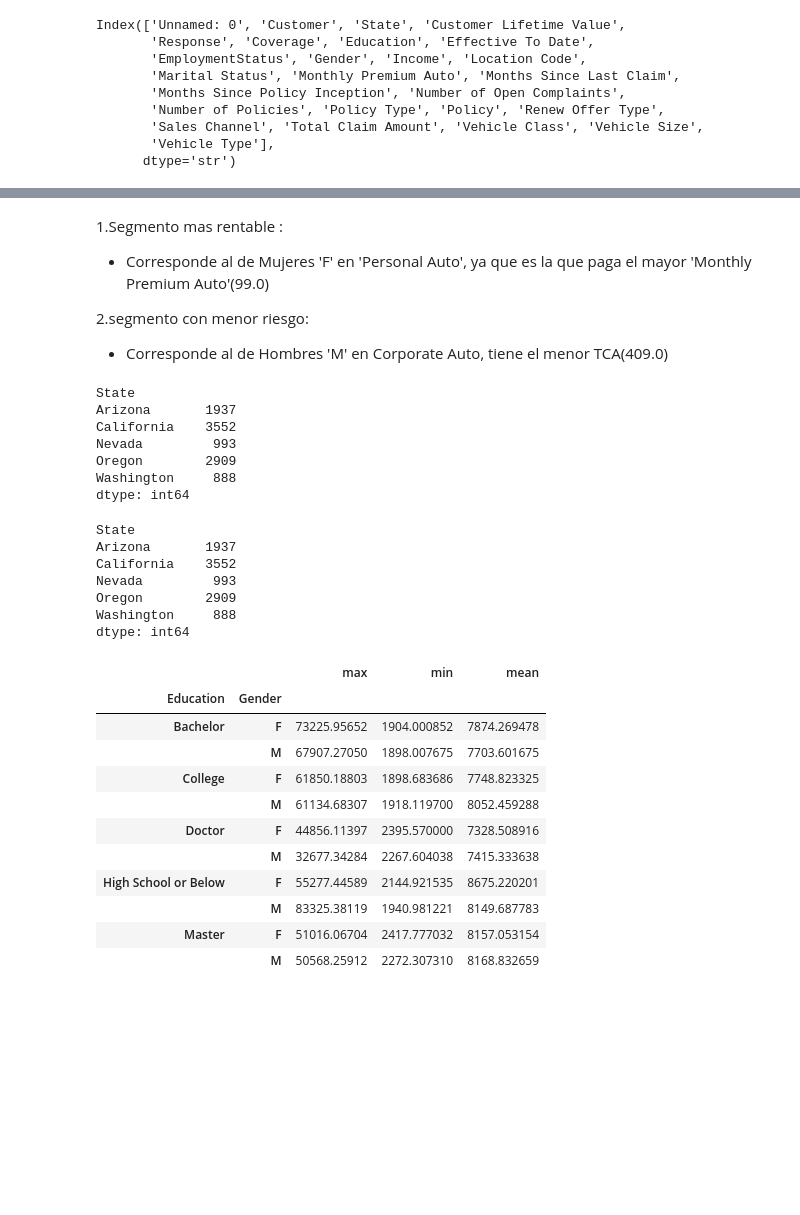
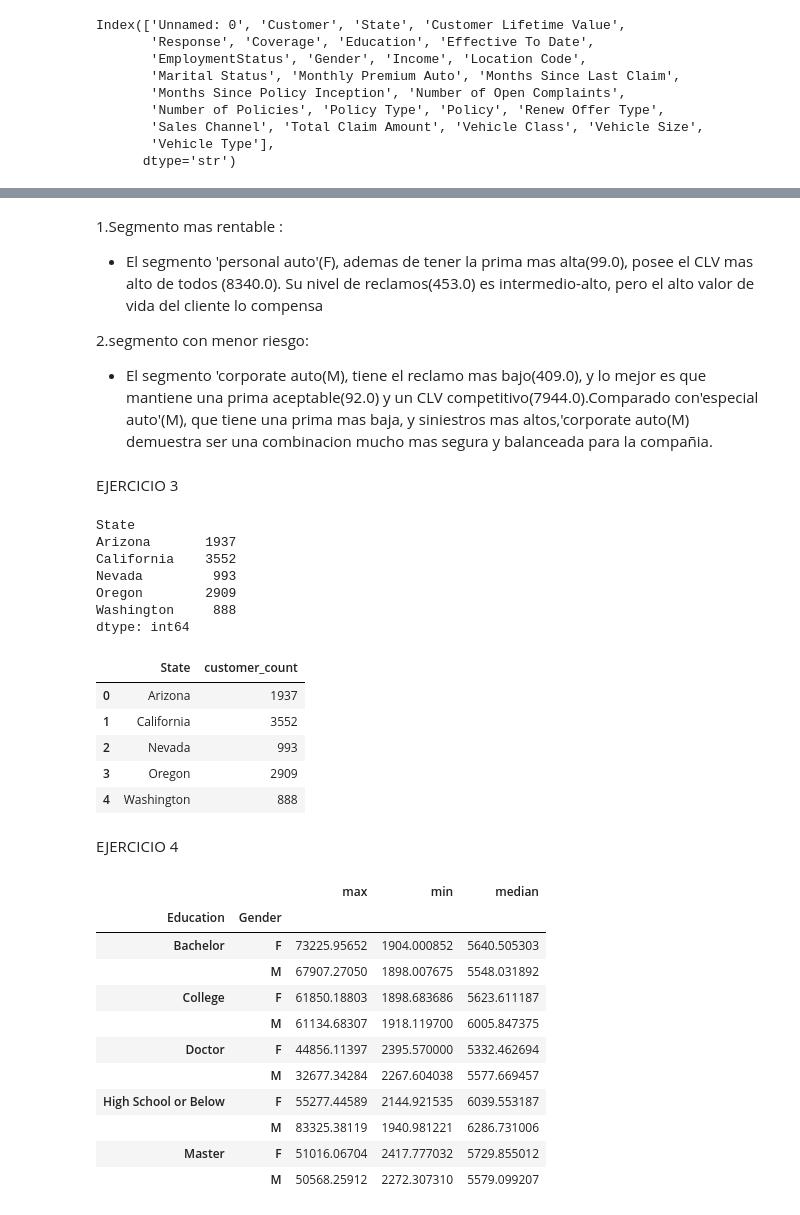
Before and after one commit to Juancarlosdelmarlostanau/lab-dw-data-aggregation-and-filtering, a Jupyter notebook: lab-dw-aggregating.ipynb, the cells around one changed output, grey strips where cells are left out. Saved outputs shown, nothing was run; the diff lists cells and outputs as text; code cells hidden in the pictures; blank space fills up the shorter version.

```diff
--- a/lab-dw-aggregating.ipynb
+++ b/lab-dw-aggregating.ipynb
@@ -99,9 +113,11 @@ df_yes.groupby(['Policy Type', 'Gender'])[['Monthly Premium Auto', 'Customer Lif
 # %% [markdown]
 1.Segmento mas rentable :
-- Corresponde al de Mujeres 'F' en 'Personal Auto', ya que es la que paga el mayor 'Monthly Premium Auto'(99.0)
+- El segmento 'personal auto'(F), ademas de tener la prima mas alta(99.0), posee el CLV mas alto de todos (8340.0). Su nivel de reclamos(453.0) es intermedio-alto, pero el alto valor de vida del cliente lo compensa
 
 2.segmento con menor riesgo:
-- Corresponde al de Hombres 'M' en Corporate Auto, tiene el menor TCA(409.0)
+- El segmento 'corporate auto(M), tiene el reclamo mas bajo(409.0), y lo mejor es que mantiene una prima aceptable(92.0) y un CLV competitivo(7944.0).Comparado con'especial auto'(M), que tiene una prima mas baja, y siniestros mas altos,'corporate auto(M) demuestra ser una combinacion mucho mas segura y balanceada para la compañia.
+# %% [markdown]
+EJERCICIO 3
 # %%
 grouped = df.groupby('State')
 grouped
@@ -115,33 +131,34 @@ Oregon        2909
 Washington     888
 dtype: int64
 # %%
-states_over_500 = df.groupby('State').size()
-states_over_500 = states_over_500[states_over_500 > 500]
-states_over_500
+states_over_500 = (df.groupby('State').size().reset_index(name='customer_count'))
+filtered_states = states_over_500[states_over_500['customer_count'] > 500]
+filtered_states
 # %% [output]
-State
-Arizona       1937
-California    3552
-Nevada         993
-Oregon        2909
-Washington     888
-dtype: int64
+|  | State | customer_count |
+| 0 | Arizona | 1937 |
+| 1 | California | 3552 |
+| 2 | Nevada | 993 |
+| 3 | Oregon | 2909 |
+| 4 | Washington | 888 |
+# %% [markdown]
+EJERCICIO 4
 # %%
-df_analisis = df.groupby(['Education', 'Gender'])['Customer Lifetime Value'].agg(['max', 'min', 'mean'])
+df_analisis = df.groupby(['Education', 'Gender'])['Customer Lifetime Value'].agg(['max', 'min', 'median'])
 df_analisis
 # %% [output]
-|  |  | max | min | mean |
+|  |  | max | min | median |
 | Education | Gender |  |  |  |
-| Bachelor | F | 73225.95652 | 1904.000852 | 7874.269478 |
-|  | M | 67907.27050 | 1898.007675 | 7703.601675 |
-| College | F | 61850.18803 | 1898.683686 | 7748.823325 |
-|  | M | 61134.68307 | 1918.119700 | 8052.459288 |
-| Doctor | F | 44856.11397 | 2395.570000 | 7328.508916 |
-|  | M | 32677.34284 | 2267.604038 | 7415.333638 |
-| High School or Below | F | 55277.44589 | 2144.921535 | 8675.220201 |
-|  | M | 83325.38119 | 1940.981221 | 8149.687783 |
-| Master | F | 51016.06704 | 2417.777032 | 8157.053154 |
-|  | M | 50568.25912 | 2272.307310 | 8168.832659 |
+| Bachelor | F | 73225.95652 | 1904.000852 | 5640.505303 |
+|  | M | 67907.27050 | 1898.007675 | 5548.031892 |
+| College | F | 61850.18803 | 1898.683686 | 5623.611187 |
+|  | M | 61134.68307 | 1918.119700 | 6005.847375 |
+| Doctor | F | 44856.11397 | 2395.570000 | 5332.462694 |
+|  | M | 32677.34284 | 2267.604038 | 5577.669457 |
+| High School or Below | F | 55277.44589 | 2144.921535 | 6039.553187 |
+|  | M | 83325.38119 | 1940.981221 | 6286.731006 |
+| Master | F | 51016.06704 | 2417.777032 | 5729.855012 |
+|  | M | 50568.25912 | 2272.307310 | 5579.099207 |
 # %% [markdown]
 CONCLUSIONES:
 
```
Also changed, not shown: parts of 7 cells of this notebook.
